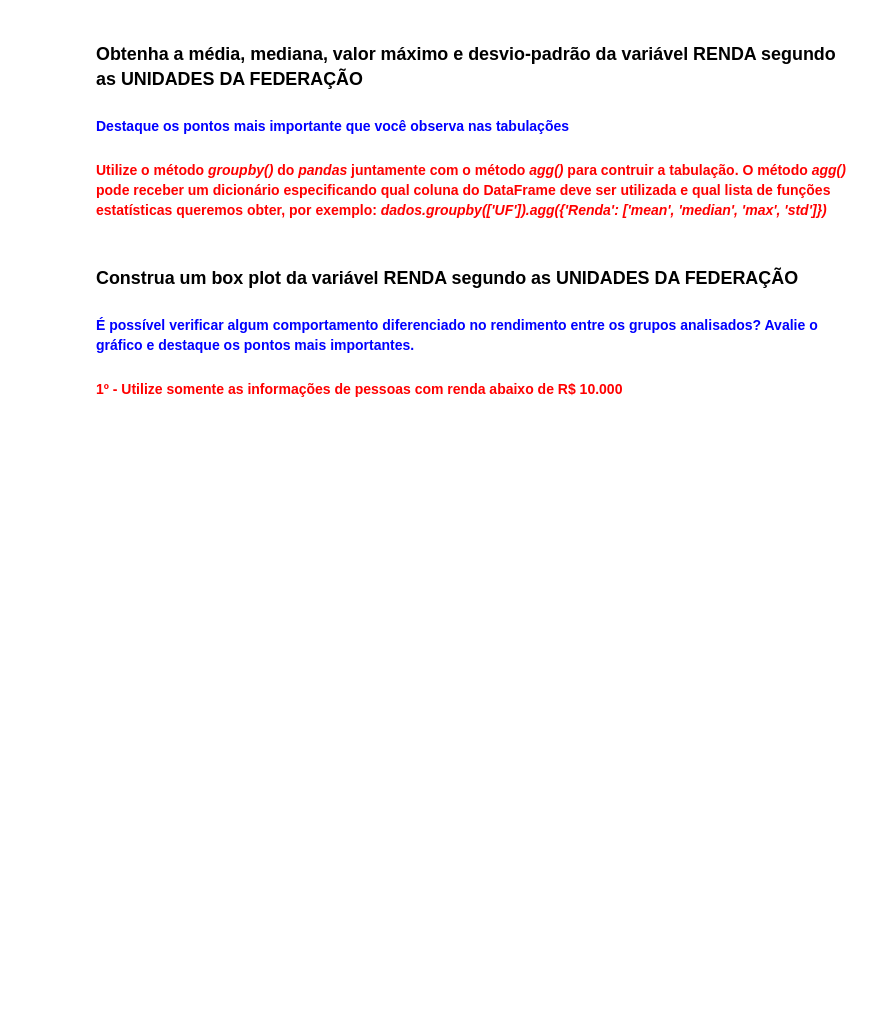
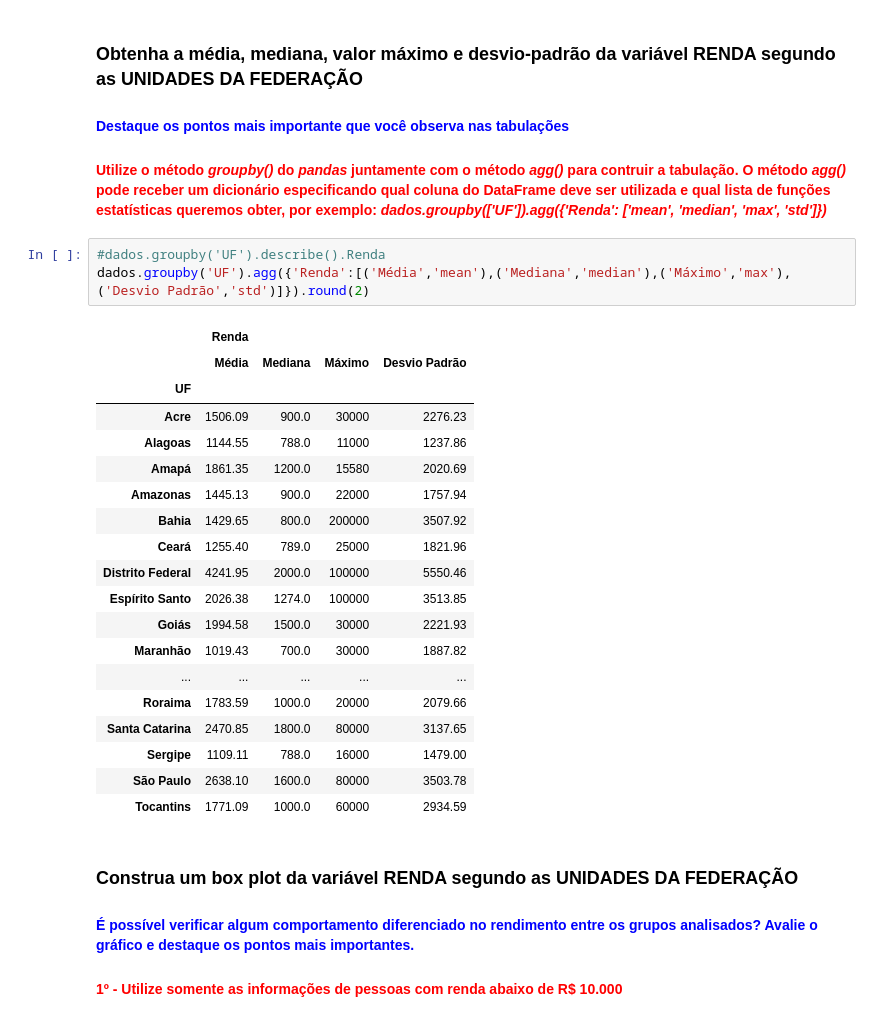
Before and after one commit to smcco94/DataAnalytics, a Jupyter notebook: Formação_Data_Sciency/Modulo_1/Projetos/Analise_Descritiva/Análise_Descritiva.ipynb, the cells around one changed output. Cells and saved outputs as stored; diff of their text form; blank space fills up the shorter version.

```diff
--- a/Formação_Data_Sciency/Modulo_1/Projetos/Analise_Descritiva/Análise_Descritiva.ipynb
+++ b/Formação_Data_Sciency/Modulo_1/Projetos/Analise_Descritiva/Análise_Descritiva.ipynb
@@ -544,6 +581,29 @@ Escreva suas conclusões aqui...
 ### Obtenha a média, mediana, valor máximo e desvio-padrão da variável RENDA segundo as UNIDADES DA FEDERAÇÃO
 #### <font color='blue'>Destaque os pontos mais importante que você observa nas tabulações</font>
 #### <font color='red'>Utilize o método <i>groupby()</i> do <i>pandas</i> juntamente com o método <i>agg()</i> para contruir a tabulação. O método <i>agg()</i> pode receber um dicionário especificando qual coluna do DataFrame deve ser utilizada e qual lista de funções estatísticas queremos obter, por exemplo: <i>dados.groupby(['UF']).agg({'Renda': ['mean', 'median', 'max', 'std']})</i></font>
+# %%
+#dados.groupby('UF').describe().Renda
+dados.groupby('UF').agg({'Renda':[('Média','mean'),('Mediana','median'),('Máximo','max'),('Desvio Padrão','std')]}).round(2)
+# %% [output]
+|  | Renda |  |  |  |
+|  | Média | Mediana | Máximo | Desvio Padrão |
+| UF |  |  |  |  |
+| Acre | 1506.09 | 900.0 | 30000 | 2276.23 |
+| Alagoas | 1144.55 | 788.0 | 11000 | 1237.86 |
+| Amapá | 1861.35 | 1200.0 | 15580 | 2020.69 |
+| Amazonas | 1445.13 | 900.0 | 22000 | 1757.94 |
+| Bahia | 1429.65 | 800.0 | 200000 | 3507.92 |
+| Ceará | 1255.40 | 789.0 | 25000 | 1821.96 |
+| Distrito Federal | 4241.95 | 2000.0 | 100000 | 5550.46 |
+| Espírito Santo | 2026.38 | 1274.0 | 100000 | 3513.85 |
+| Goiás | 1994.58 | 1500.0 | 30000 | 2221.93 |
+| Maranhão | 1019.43 | 700.0 | 30000 | 1887.82 |
+| ... | ... | ... | ... | ... |
+| Roraima | 1783.59 | 1000.0 | 20000 | 2079.66 |
+| Santa Catarina | 2470.85 | 1800.0 | 80000 | 3137.65 |
+| Sergipe | 1109.11 | 788.0 | 16000 | 1479.00 |
+| São Paulo | 2638.10 | 1600.0 | 80000 | 3503.78 |
+| Tocantins | 1771.09 | 1000.0 | 60000 | 2934.59 |
 # %% [markdown]
 ### Construa um box plot da variável RENDA segundo as UNIDADES DA FEDERAÇÃO
 #### <font color='blue'>É possível verificar algum comportamento diferenciado no rendimento entre os grupos analisados? Avalie o gráfico e destaque os pontos mais importantes.</font>
```
Also changed, not shown: parts of 5 cells of this notebook.
